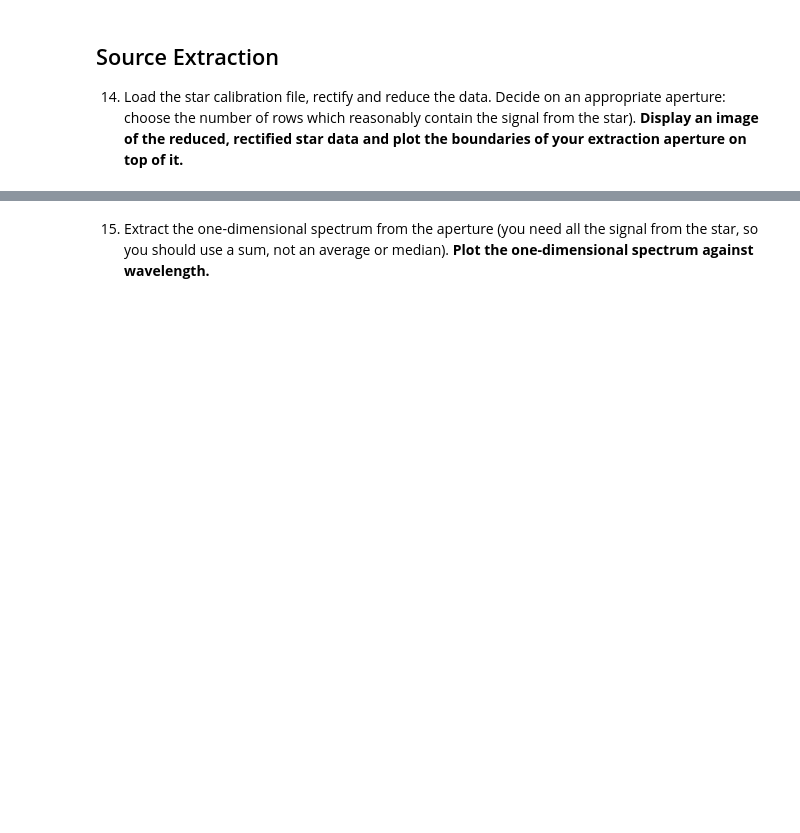
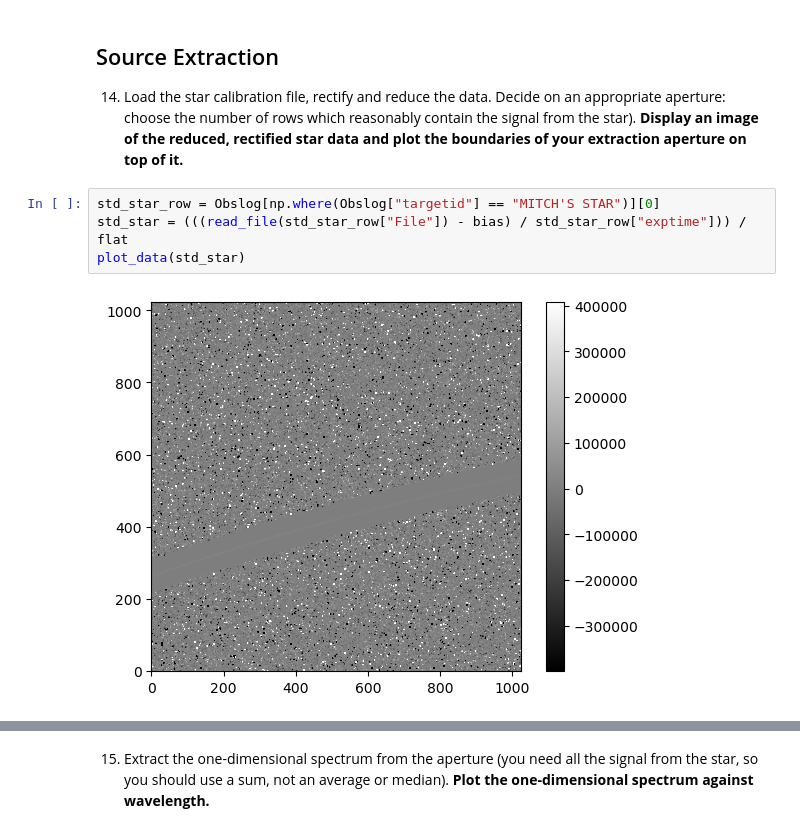
Before and after one commit to Hallflower20/ay107-data-reduction, a Jupyter notebook: problemset3.ipynb, the cells around one changed output, grey strips where cells are left out. Saved outputs shown, nothing was run; the diff lists cells and outputs as text; blank space fills up the shorter version.

```diff
--- a/problemset3.ipynb
+++ b/problemset3.ipynb
@@ -404,3 +393,9 @@ plt.plot(wavelenths[1:len(wavelenths)], R)
 ## Source Extraction
 
 14. Load the star calibration file, rectify and reduce the data. Decide on an appropriate aperture: choose the number of rows which reasonably contain the signal from the star). **Display an image of the reduced, rectified star data and plot the boundaries of your extraction aperture on top of it.**
+# %%
+std_star_row = Obslog[np.where(Obslog["targetid"] == "MITCH'S STAR")][0]
+std_star = (((read_file(std_star_row["File"]) - bias) / std_star_row["exptime"])) / flat
+plot_data(std_star)
+# %% [output]
+[figure, added]
```
Also changed, not shown: parts of 31 cells of this notebook, 1 other file.
